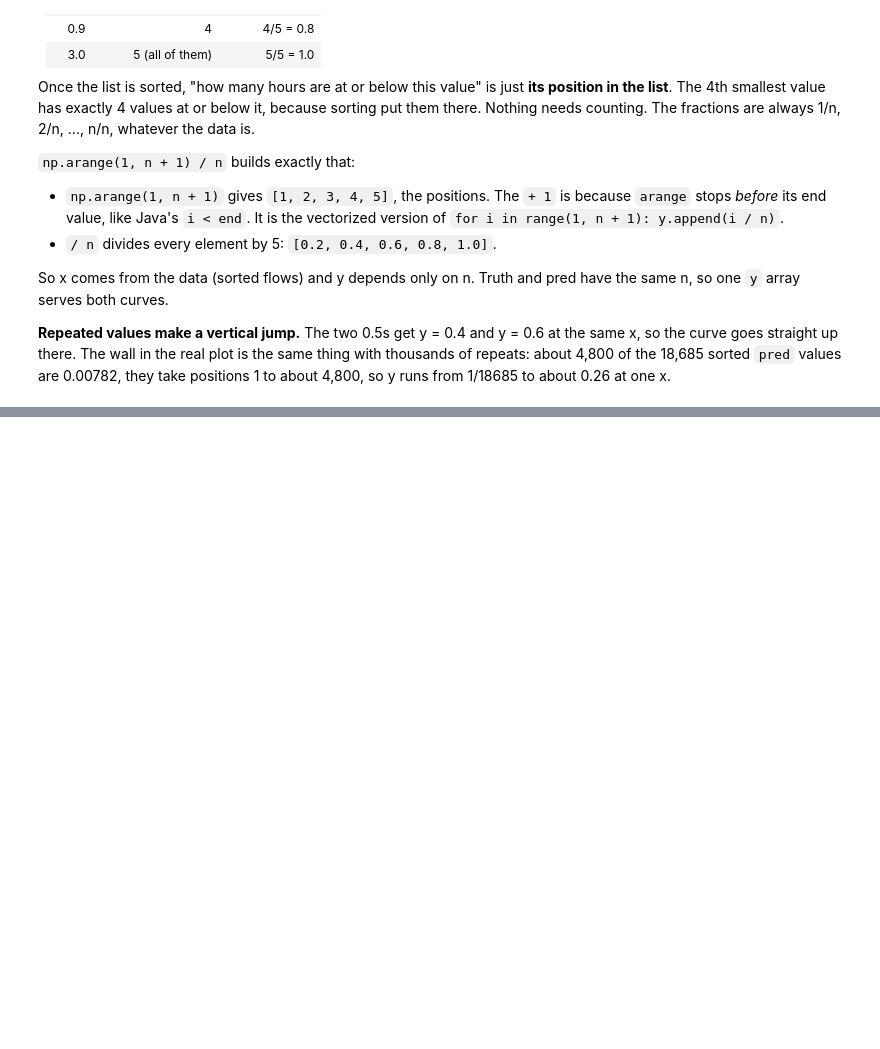
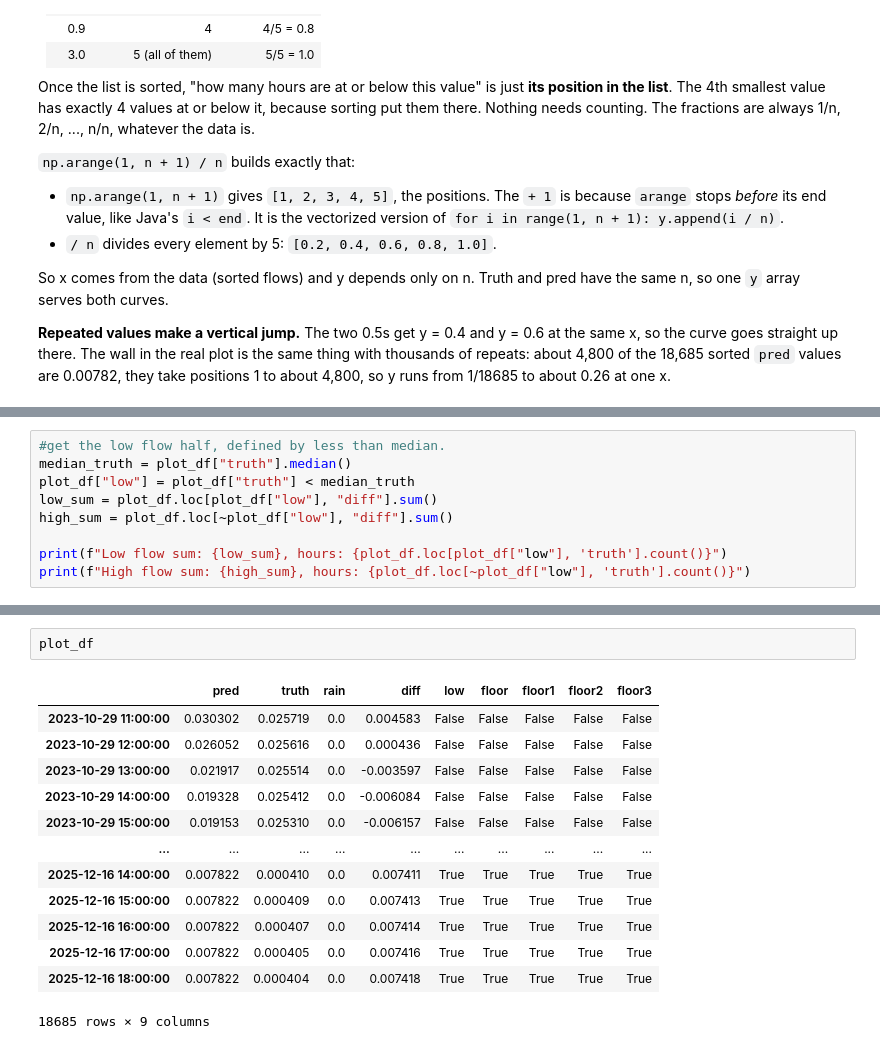
Before and after one commit to nehasrinivasula/mlm26, a Jupyter notebook: plots.ipynb, the cells around one changed output, grey strips where cells are left out. Saved outputs shown, nothing was run; the diff lists cells and outputs as text; blank space fills up the shorter version.

```diff
--- a/plots.ipynb
+++ b/plots.ipynb
@@ -291,0 +330,9 @@ So x comes from the data (sorted flows) and y depends only on n. Truth and pred
+# %%
+#get the low flow half, defined by less than median.
+median_truth = plot_df["truth"].median()
+plot_df["low"] = plot_df["truth"] < median_truth
+low_sum = plot_df.loc[plot_df["low"], "diff"].sum()
+high_sum = plot_df.loc[~plot_df["low"], "diff"].sum()
+
+print(f"Low flow sum: {low_sum}, hours: {plot_df.loc[plot_df["low"], 'truth'].count()}")
+print(f"High flow sum: {high_sum}, hours: {plot_df.loc[~plot_df["low"], 'truth'].count()}")
@@ -291,0 +449,16 @@ So x comes from the data (sorted flows) and y depends only on n. Truth and pred
+# %%
+plot_df
+# %% [output]
+|  | pred | truth | rain | diff | low | floor | floor1 | floor2 | floor3 |
+| 2023-10-29 11:00:00 | 0.030302 | 0.025719 | 0.0 | 0.004583 | False | False | False | False | False |
+| 2023-10-29 12:00:00 | 0.026052 | 0.025616 | 0.0 | 0.000436 | False | False | False | False | False |
+| 2023-10-29 13:00:00 | 0.021917 | 0.025514 | 0.0 | -0.003597 | False | False | False | False | False |
+| 2023-10-29 14:00:00 | 0.019328 | 0.025412 | 0.0 | -0.006084 | False | False | False | False | False |
+| 2023-10-29 15:00:00 | 0.019153 | 0.025310 | 0.0 | -0.006157 | False | False | False | False | False |
+| ... | ... | ... | ... | ... | ... | ... | ... | ... | ... |
+| 2025-12-16 14:00:00 | 0.007822 | 0.000410 | 0.0 | 0.007411 | True | True | True | True | True |
+| 2025-12-16 15:00:00 | 0.007822 | 0.000409 | 0.0 | 0.007413 | True | True | True | True | True |
+| 2025-12-16 16:00:00 | 0.007822 | 0.000407 | 0.0 | 0.007414 | True | True | True | True | True |
+| 2025-12-16 17:00:00 | 0.007822 | 0.000405 | 0.0 | 0.007416 | True | True | True | True | True |
+| 2025-12-16 18:00:00 | 0.007822 | 0.000404 | 0.0 | 0.007418 | True | True | True | True | True |
+18685 rows × 9 columns
```
Also changed, not shown: parts of 15 cells of this notebook, 30 other files.
